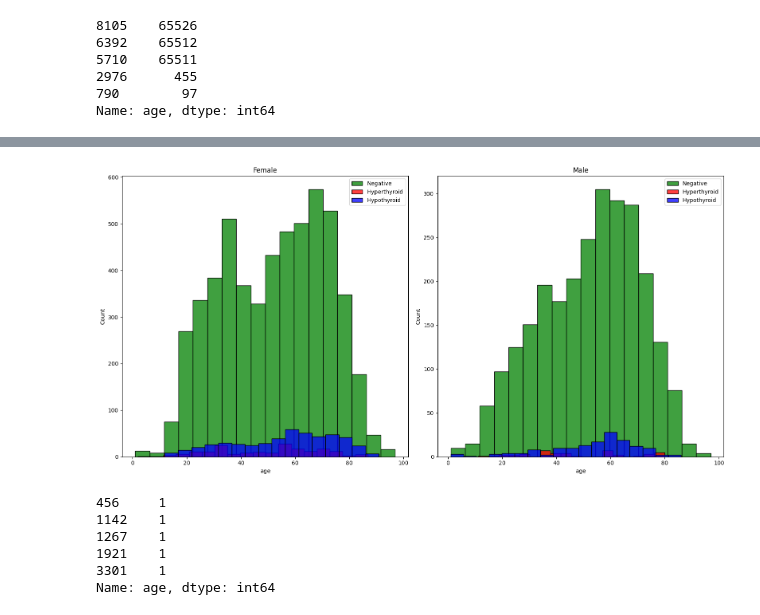
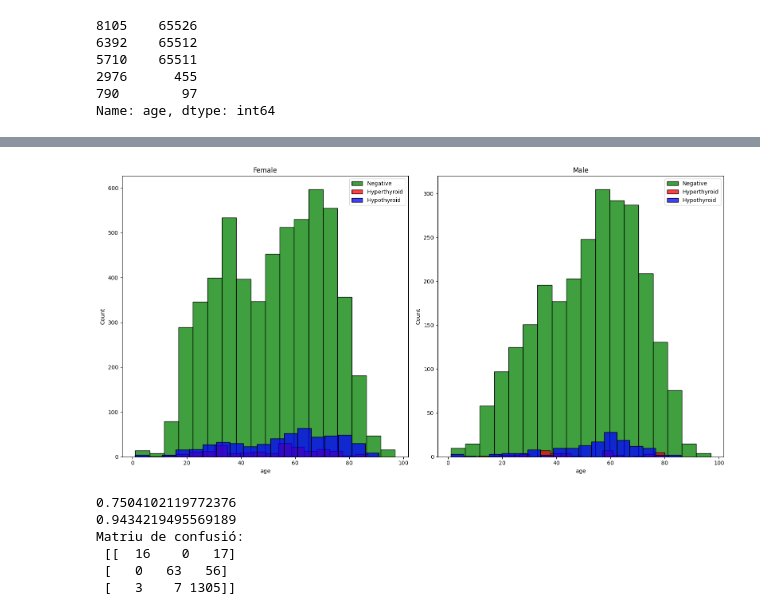
Before and after one commit to NIU1668072/ThyroidDiseaseClassification, a Jupyter notebook: thyroid.ipynb, the cells around one changed output, grey strips where cells are left out. Drawn from its saved outputs; the diff is of its cells as text; code cells hidden in the pictures.

Commit message:
EDA II, preprocessing II i primers models

```diff
--- a/thyroid.ipynb
+++ b/thyroid.ipynb
@@ -188,0 +156,7 @@ df = df[df['age'] < 100]
+# %%
+mesures = ['TSH_measured', 'T3_measured','TT4_measured','T4U_measured','FTI_measured','TBG_measured']
+valors = ['TSH', 'T3','TT4','T4U','FTI', 'TBG']
+for i in range(len(mesures)):
+    no_mesured = df[df[mesures[i]] == 0]
+    is_theory_correct = no_mesured[valors[i]].isna().all()
+    print(is_theory_correct)
@@ -188,0 +170,4 @@ df = df[df['age'] < 100]
+# %%
+df.drop(['patient_id','TBG']+mesures,axis='columns', inplace=True)
+for i in range(len(valors[:-1])):
+    print(df[valors[i]].min(), df[valors[i]].max())
@@ -188,0 +180,4 @@ df = df[df['age'] < 100]
+# %%
+df_fill_na = df
+df_fill_na[valors[:-1]] = df_fill_na[valors[:-1]].fillna(-1)
+df_fill_na.head()
@@ -188,0 +192,2 @@ df = df[df['age'] < 100]
+# %%
+df_fill_na.dropna(inplace=True)
@@ -191,8 +221,8 @@ df = df[df['age'] < 100]
 fig, axes = plt.subplots(nrows=1, ncols=2, figsize=(16, 8))
 
 # Filtrar dades per sexe
-women = df[df['M'] == 0]
-men = df[df['M'] == 1]
+women = df_fill_na[df_fill_na['M'] == 0]
+men = df_fill_na[df_fill_na['M'] == 1]
 
 # Colors i targets
 targets = ['Negative', 'Hyperthyroid', 'Hypothyroid']
@@ -203,40 +233,31 @@ for target, color in zip(targets, colors):
     sns.histplot(
         data=women[women['target'] == target],
         x="age",
         bins=18,
         label=target,
         ax=axes[0],
         color=color,
         kde=False
     )
 axes[0].legend()
 axes[0].set_title('Female')
 
 # Subplot per a homes
 for target, color in zip(targets, colors):
     sns.histplot(
         data=men[men['target'] == target],
         x="age",
         bins=18,
         label=target,
         ax=axes[1],
         color=color,
         kde=False
     )
 axes[1].legend()
 axes[1].set_title('Male')
 
 # Mostrar la gràfica
 plt.tight_layout()
 plt.show()
 # %% [output]
-[figure, old version]
+[figure, new version]
-# %%
-df['age'].nsmallest(5)
-# %% [output]
-456     1
-1142    1
-1267    1
-1921    1
-3301    1
-Name: age, dtype: int64
@@ -242,0 +271,23 @@ Name: age, dtype: int64
+# %%
+from sklearn.linear_model import LogisticRegression
+from sklearn.multiclass import OneVsOneClassifier
+from sklearn.metrics import f1_score, accuracy_score
+from sklearn.metrics import confusion_matrix
+
+X_train, X_val, y_train, y_val = train_test_split(X_train_val, y_train_val, test_size=0.2, random_state=42)
+ovo_model = OneVsOneClassifier(LogisticRegression())
+ovo_model.fit(X_train, y_train)
+y_pred = ovo_model.predict(X_val)
+
+cm = confusion_matrix(y_val, y_pred)
+
+print(f1_score(y_val,y_pred,average='macro'))
+print(accuracy_score(y_val,y_pred))
+print("Matriu de confusió:\n", cm)
+# %% [output]
+0.7504102119772376
+0.9434219495569189
+Matriu de confusió:
+ [[  16    0   17]
+ [   0   63   56]
+ [   3    7 1305]]
```
Also changed, not shown: parts of 28 cells of this notebook.
